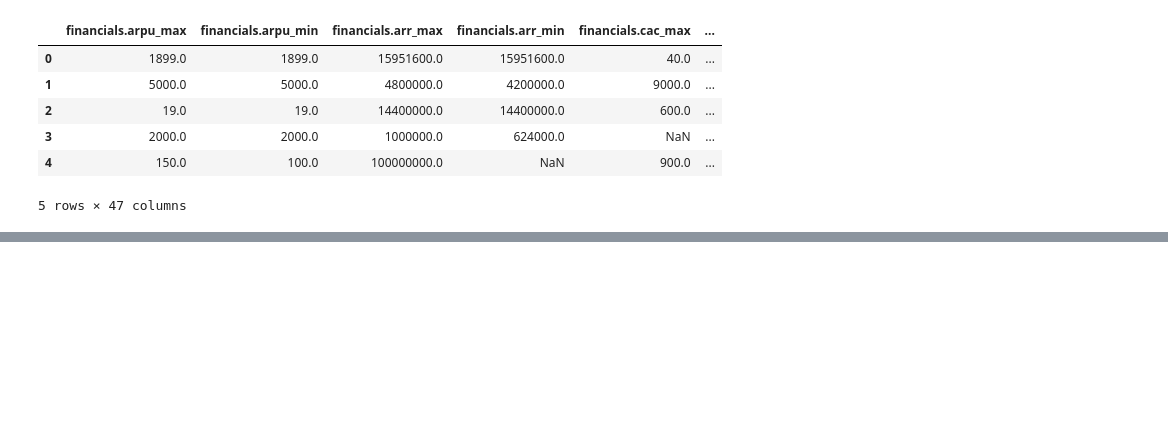
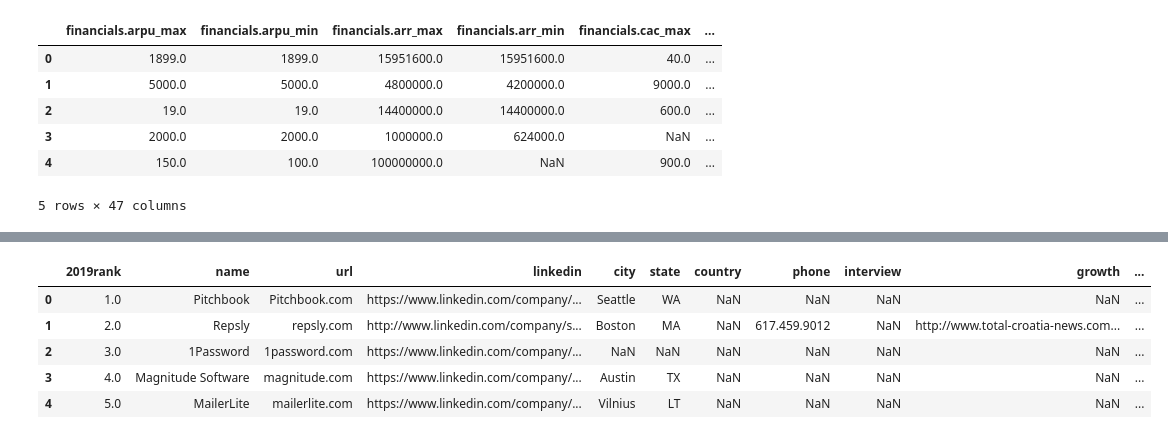
Before and after one commit to mpg33/ETL_Project, a Jupyter notebook: ETL_Project.ipynb, the cells around one changed output, grey strips where cells are left out. Cells and saved outputs as stored; diff of their text form; code cells hidden in the pictures; blank space fills up the shorter version.

```diff
--- a/ETL_Project.ipynb
+++ b/ETL_Project.ipynb
@@ -17,4 +61,11 @@ SaaS_df.head()
 # %%
-#Secondary_data = "Resources/<Secondary.csv>"
-#Secondary_df = pd.read_csv(Secondary_data)
-#Secondary_df.head()
+SaaS_1000 = "Resources/saas1000.csv"
+SaaS_1000_df = pd.read_csv(SaaS_1000)
+SaaS_1000_df.head()
+# %% [output]
+|  | 2019rank | name | url | linkedin | city | state | country | phone | interview | growth | ... |
+| 0 | 1.0 | Pitchbook | Pitchbook.com | https://www.linkedin.com/company/... | Seattle | WA | NaN | NaN | NaN | NaN | ... |
+| 1 | 2.0 | Repsly | repsly.com | http://www.linkedin.com/company/s... | Boston | MA | NaN | 617.459.9012 | NaN | http://www.total-croatia-news.com... | ... |
+| 2 | 3.0 | 1Password | 1password.com | https://www.linkedin.com/company/... | NaN | NaN | NaN | NaN | NaN | NaN | ... |
+| 3 | 4.0 | Magnitude Software | magnitude.com | https://www.linkedin.com/company/... | Austin | TX | NaN | NaN | NaN | NaN | ... |
+| 4 | 5.0 | MailerLite | mailerlite.com | https://www.linkedin.com/company/... | Vilnius | LT | NaN | NaN | NaN | NaN | ... |
```
Also changed, not shown: parts of 3 cells of this notebook, 2 other files.
